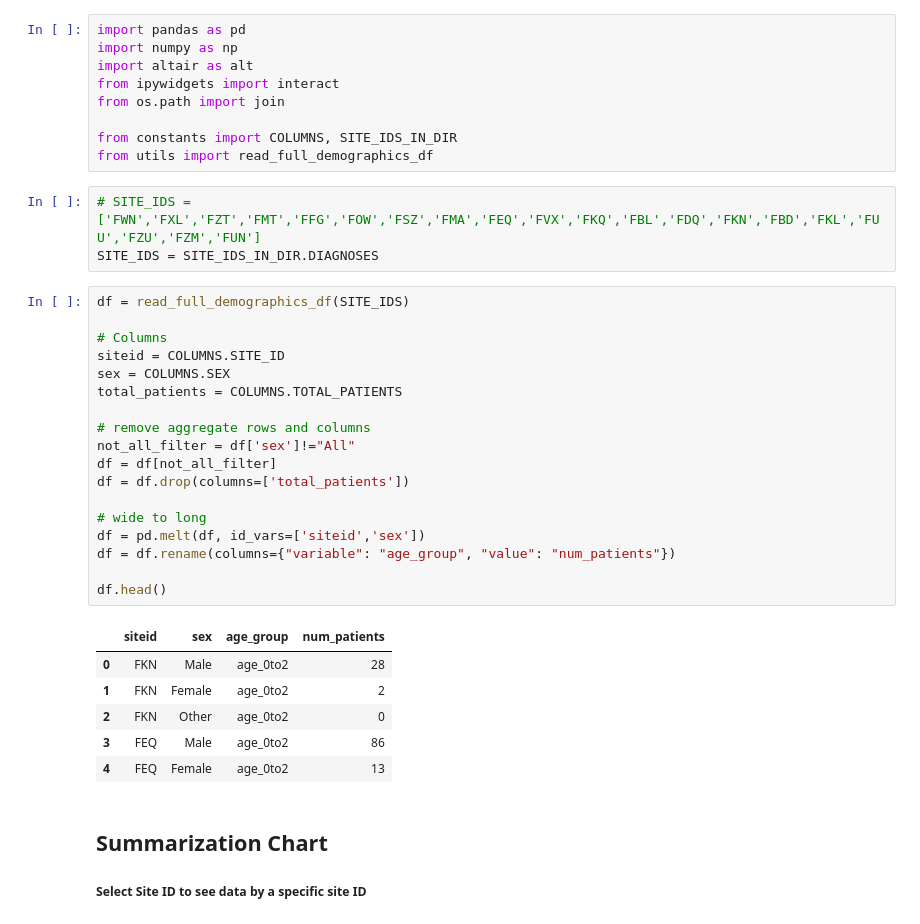
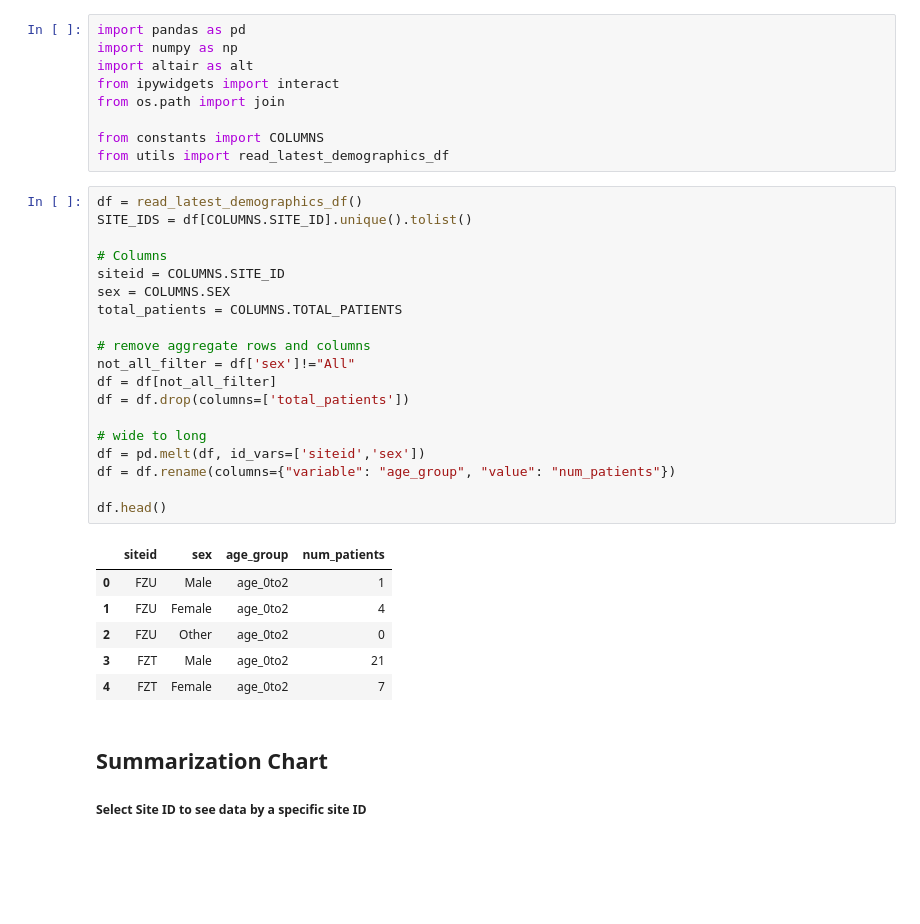
Before and after one commit to covidclinical/visualization-notebooks, a Jupyter notebook: notebooks/06_demographics_by_site.ipynb, the cells around one changed output. Saved outputs shown, nothing was run; the diff lists cells and outputs as text; blank space fills up the shorter version.

Commit message:
Move demographics files, update utils

```diff
--- a/notebooks/06_demographics_by_site.ipynb
+++ b/notebooks/06_demographics_by_site.ipynb
@@ -5,36 +5,34 @@ import altair as alt
 from ipywidgets import interact
 from os.path import join
 
-from constants import COLUMNS, SITE_IDS_IN_DIR
-from utils import read_full_demographics_df
+from constants import COLUMNS
+from utils import read_latest_demographics_df
-# %%
-# SITE_IDS = ['FWN','FXL','FZT','FMT','FFG','FOW','FSZ','FMA','FEQ','FVX','FKQ','FBL','FDQ','FKN','FBD','FKL','FUU','FZU','FZM','FUN']
-SITE_IDS = SITE_IDS_IN_DIR.DIAGNOSES
 # %%
-df = read_full_demographics_df(SITE_IDS)
+df = read_latest_demographics_df()
+SITE_IDS = df[COLUMNS.SITE_ID].unique().tolist()
 
 # Columns
 siteid = COLUMNS.SITE_ID
 sex = COLUMNS.SEX
 total_patients = COLUMNS.TOTAL_PATIENTS
 
 # remove aggregate rows and columns
 not_all_filter = df['sex']!="All"
 df = df[not_all_filter]
 df = df.drop(columns=['total_patients'])
 
 # wide to long
 df = pd.melt(df, id_vars=['siteid','sex'])
 df = df.rename(columns={"variable": "age_group", "value": "num_patients"})
 
 df.head()
 # %% [output]
 |  | siteid | sex | age_group | num_patients |
-| 0 | FKN | Male | age_0to2 | 28 |
-| 1 | FKN | Female | age_0to2 | 2 |
-| 2 | FKN | Other | age_0to2 | 0 |
-| 3 | FEQ | Male | age_0to2 | 86 |
-| 4 | FEQ | Female | age_0to2 | 13 |
+| 0 | FZU | Male | age_0to2 | 1 |
+| 1 | FZU | Female | age_0to2 | 4 |
+| 2 | FZU | Other | age_0to2 | 0 |
+| 3 | FZT | Male | age_0to2 | 21 |
+| 4 | FZT | Female | age_0to2 | 7 |
 # %% [markdown]
 ## Summarization Chart
 ##### Select Site ID to see data by a specific site ID
```
Also changed, not shown: parts of 1 cell of this notebook, 21 other files.
